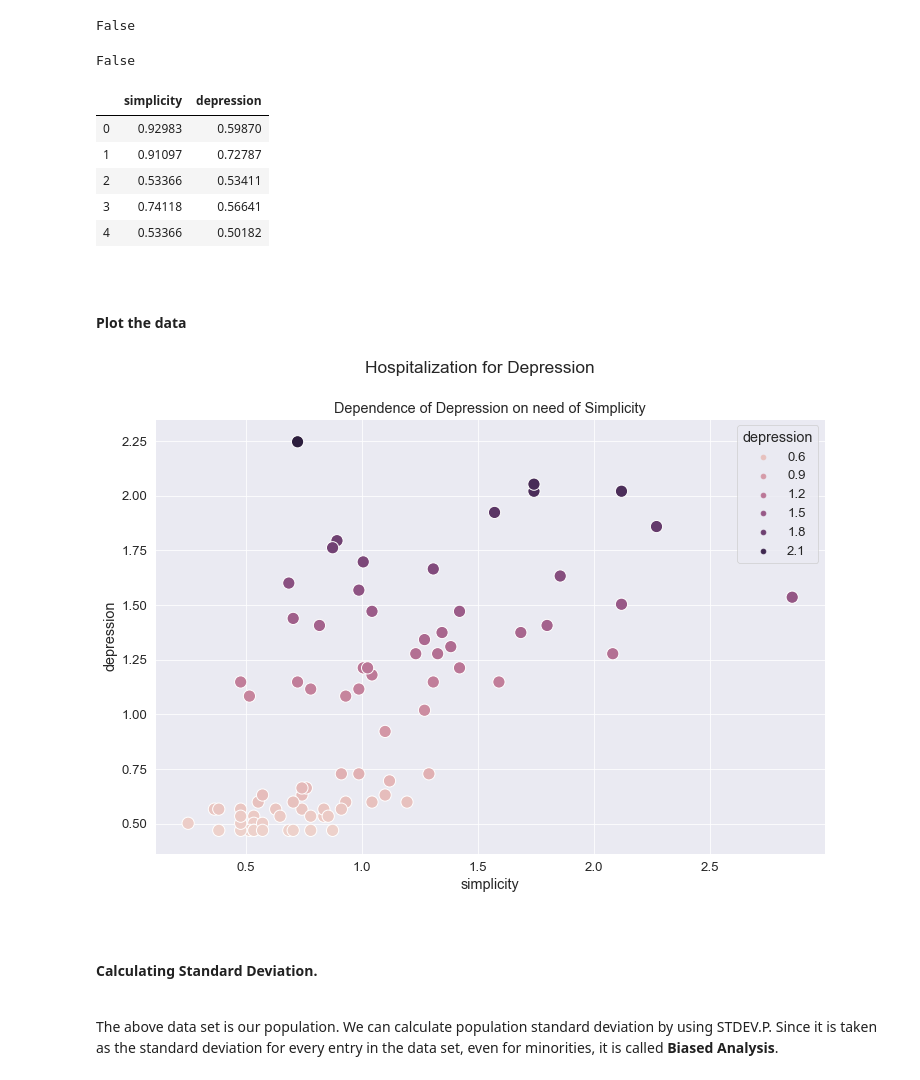
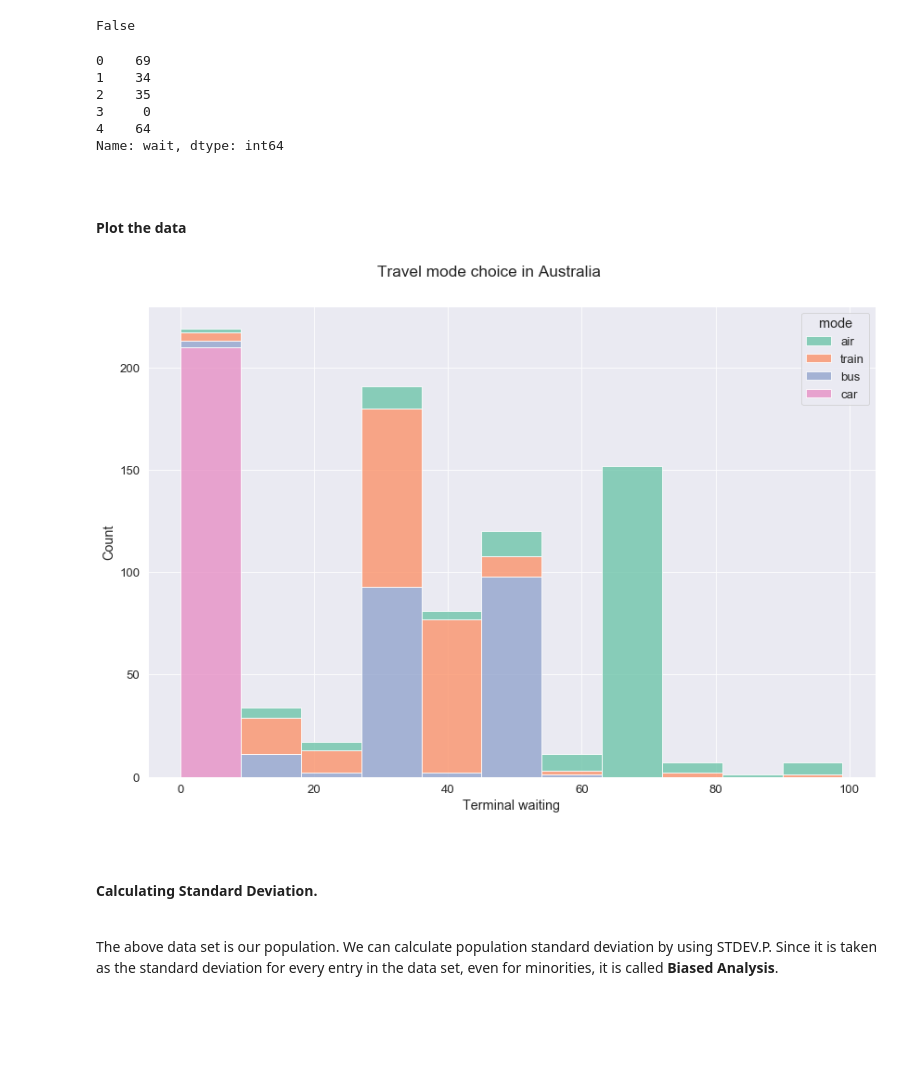
Before and after one commit to olgarozhdestvina/Machine-Learning-and-Statistics, a Jupyter notebook: Tasks.ipynb, the cells around one changed output. Drawn from its saved outputs; the diff is of its cells as text; code cells hidden in the pictures; blank space fills up the shorter version.

```diff
--- a/Tasks.ipynb
+++ b/Tasks.ipynb
@@ -275,34 +251,36 @@ df["simplicity"].isnull().values.any()
 # %% [output]
 False
-# %%
-df["depression"].isnull().values.any()
-# %% [output]
-False
-# %%
-# Separate fatalism and depression columns.
-f_d = df[["simplicity", "depression"]]
-f_d.head()
-# %% [output]
-|  | simplicity | depression |
-| 0 | 0.92983 | 0.59870 |
-| 1 | 0.91097 | 0.72787 |
-| 2 | 0.53366 | 0.53411 |
-| 3 | 0.74118 | 0.56641 |
-| 4 | 0.53366 | 0.50182 |
+# %%
+# Separate column Wait for analysis.
+p = df['wait']
+p.head()
+# %% [output]
+0    69
+1    34
+2    35
+3     0
+4    64
+Name: wait, dtype: int64
 # %% [markdown]
 <br>
 
 ####  Plot the data
-# %%
-# Plot the data.
-fig, ax = plt.subplots()
-fig.suptitle("Hospitalization for Depression")
-sns.scatterplot(x="simplicity", y="depression", data=f_d, ax=ax, hue="depression", s=150).set_title("Dependence of Depression on need of Simplicity")
-
-# Display the plot.
-plt.show()
-# %% [output]
-[figure, removed]
+# %%
+# Change the plot size.
+plt.rcParams['figure.figsize'] = (12, 8)
+
+# Plot the data.
+fig, ax = plt.subplots()
+fig.suptitle("Travel mode choice in Australia", y=1.05)
+sns.histplot(data=df, x=p, multiple="stack", hue="mode", ax=ax).set_xlabel("Terminal waiting")
+
+# Clean up whitespace padding.
+fig.tight_layout()
+
+# Display the plot.
+plt.show()
+# %% [output]
+[figure, added]
 # %% [markdown]
 <br>
 
```
Also changed, not shown: parts of 35 cells of this notebook.
